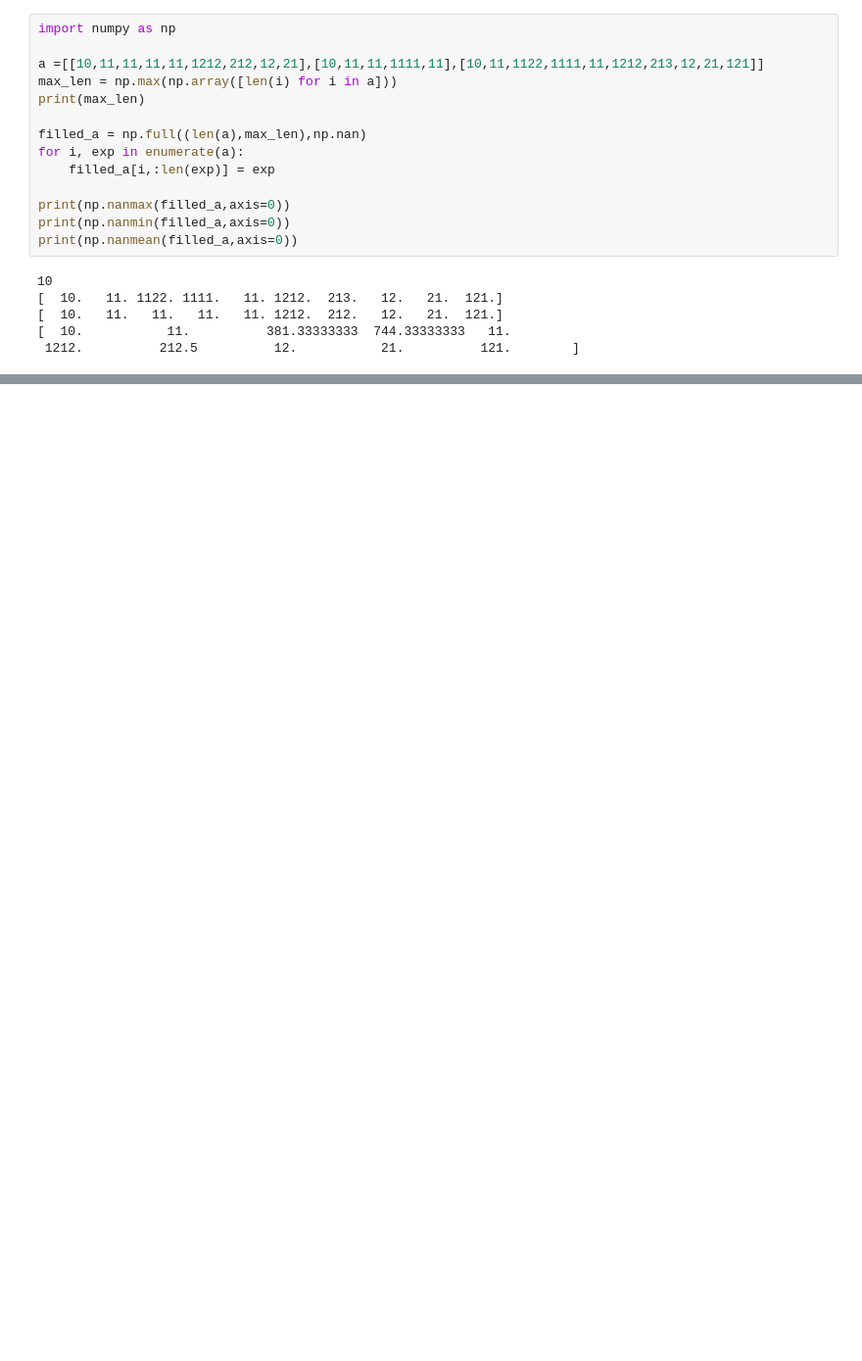
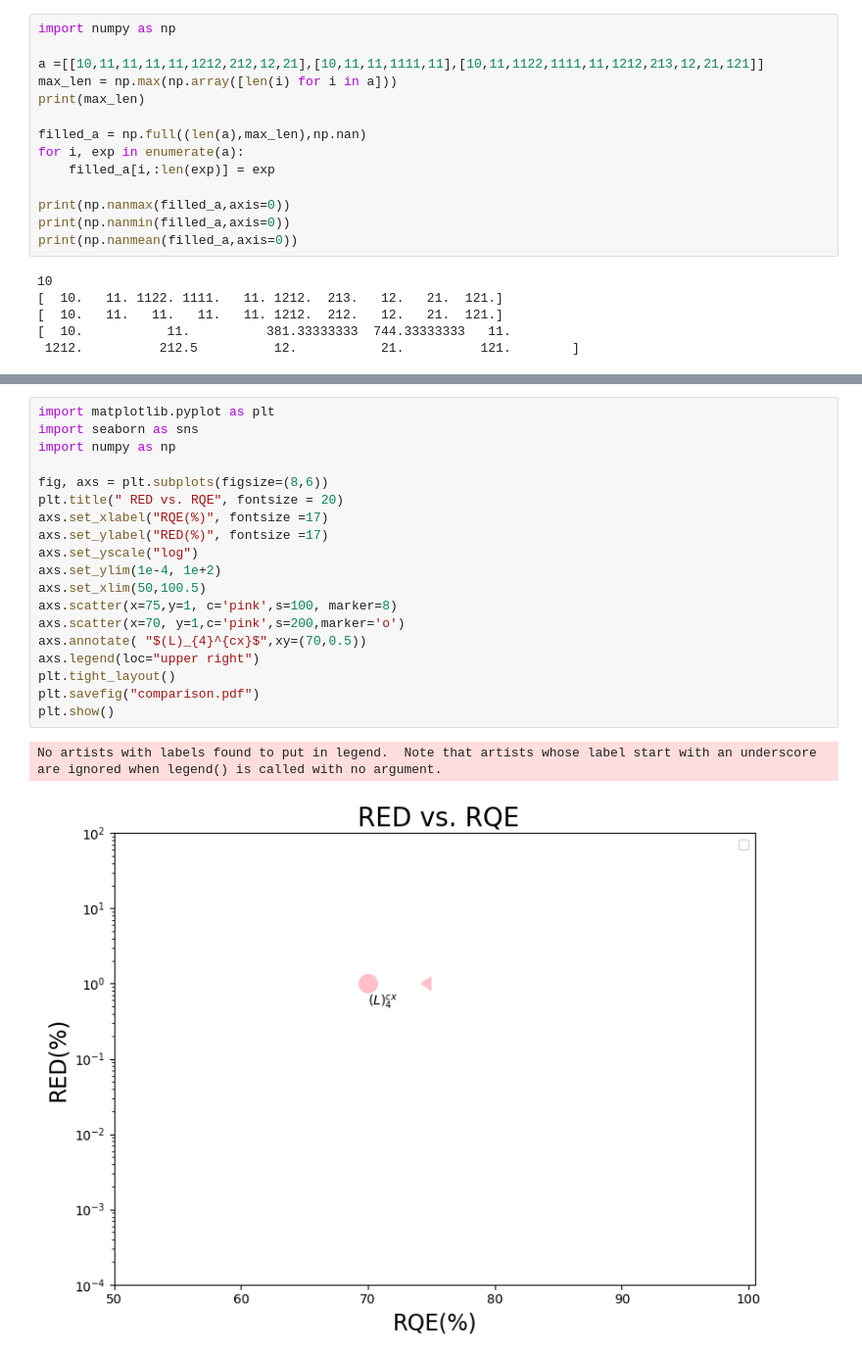
Before and after one commit to FabioTarocco/MULTILAYER-QIDA, a Jupyter notebook: things.ipynb, the cells around one changed output, grey strips where cells are left out. Shown at 98% size. Drawn from its saved outputs; the diff is of its cells as text; blank space fills up the shorter version.

```diff
--- a/things.ipynb
+++ b/things.ipynb
@@ -788,0 +800,22 @@ c_min_iter = sns.color_palette(map,30)[20]
+# %%
+import matplotlib.pyplot as plt
+import seaborn as sns
+import numpy as np
+
+fig, axs = plt.subplots(figsize=(8,6))
+plt.title(" RED vs. RQE", fontsize = 20)
+axs.set_xlabel("RQE(%)", fontsize =17)
+axs.set_ylabel("RED(%)", fontsize =17)
+axs.set_yscale("log")
+axs.set_ylim(1e-4, 1e+2)
+axs.set_xlim(50,100.5)
+axs.scatter(x=75,y=1, c='pink',s=100, marker=8)
+axs.scatter(x=70, y=1,c='pink',s=200,marker='o')
+axs.annotate( "$(L)_{4}^{cx}$",xy=(70,0.5))
+axs.legend(loc="upper right")
+plt.tight_layout()
+plt.savefig("comparison.pdf")
+plt.show()
+# %% [output]
+No artists with labels found to put in legend.  Note that artists whose label start with an underscore are ignored when legend() is called with no argument.
+[figure, added]
```
Also changed, not shown: parts of 3 cells of this notebook, 21 other files.
